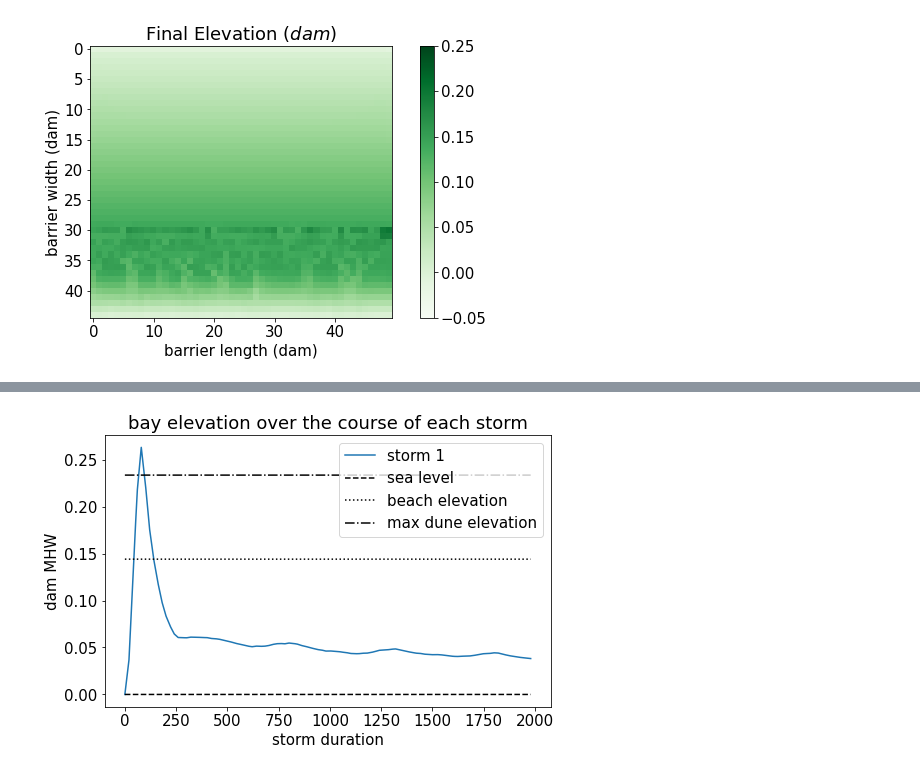
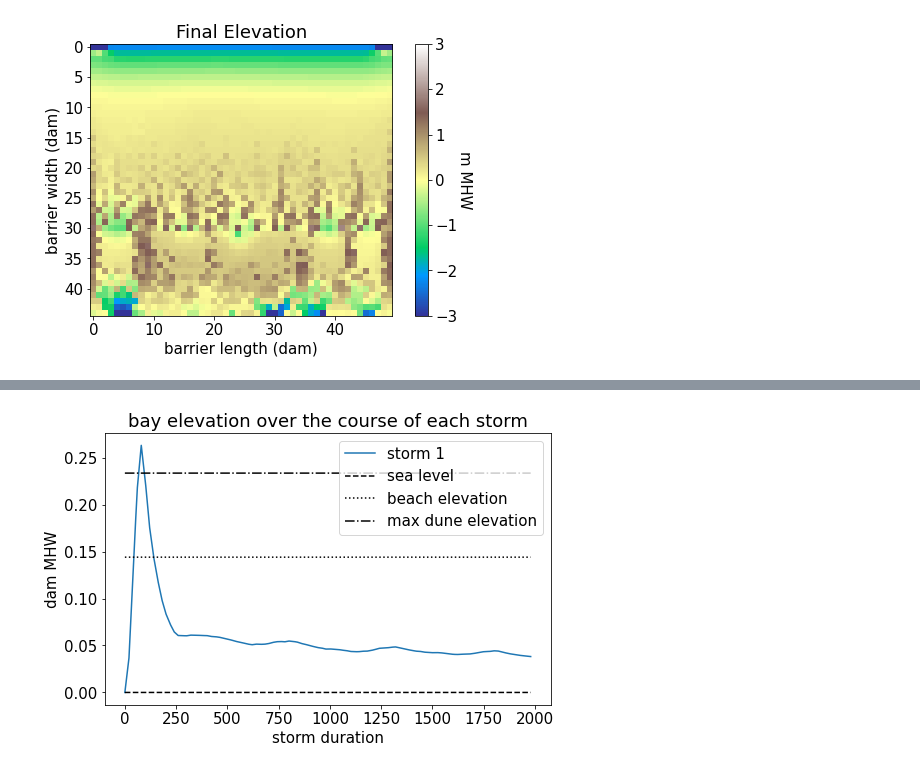
Before and after one commit to UNC-CECL/Barrier3D, a Jupyter notebook: notebooks/full_hydro_fudge_factor.ipynb, the cells around one changed output, grey strips where cells are left out. Saved outputs shown, nothing was run; the diff lists cells and outputs as text; code cells hidden in the pictures.

```diff
--- a/notebooks/full_hydro_fudge_factor.ipynb
+++ b/notebooks/full_hydro_fudge_factor.ipynb
@@ -33,14 +480,14 @@ b3d.update()
 b3d.update_dune_domain()
 
 path = "C:/Users/Lexi/Documents/Research/Outwasher/Output/edgesedited_bay220limited/discharge_comp/"
-runID = "no_dune_erosion_FF1_fullhydro_Kie-3_substep2"
+runID = "no_dune_erosion_FF2_fullhydro_Ki2e-3_substep2_TEST"
 newpath = path + runID + "/"
 # storm series is year the storm occured, the bay elevation for every time step, and the duration of the storm
 storm_series = [1, sound_data, len(sound_data)]
 
-outwash = Outwasher(b3d, runID, path, substep=2, Cx=10, Ki=7.5E-3,)
-discharge, elev_change, domain, qs_lost, slopes2, dictionary, qs2, storm_data, sedout, sedin, domain_array, OW_TS \
-    = outwash.update(storm_series, b3d, fudge_fac=1)
+outwash = Outwasher(b3d, runID, path, substep=2, Cx=10, Ki=2E-3,)
+discharge, elev_change, ts_domain, qs_lost, slopes2, dictionary, qs2, storm_data, sedout, sedin, domain_array, OW_TS, dis_comp_array \
+= outwash.update(storm_series, b3d, fudge_fac=2)
 # %% [output]
 0
 1
@@ -206,14 +689,14 @@ b3d.update()
 b3d.update_dune_domain()
 
 path = "C:/Users/Lexi/Documents/Research/Outwasher/Output/edgesedited_bay220limited/discharge_comp/"
-runID = "no_dune_erosion_FF1_fullhydro_Kie-3_substep20"
+runID = "no_dune_erosion_FF2_fullhydro_Ki2e-3_substep20_TEST"
 newpath = path + runID + "/"
 # storm series is year the storm occured, the bay elevation for every time step, and the duration of the storm
 storm_series = [1, sound_data, len(sound_data)]
 
-outwash = Outwasher(b3d, runID, path, substep=20, Cx=10, Ki=7.5E-3,)
-discharge, elev_change, domain, qs_lost, slopes2, dictionary, qs2, storm_data, sedout, sedin, domain_array, OW_TS \
-    = outwash.update(storm_series, b3d, fudge_fac=1)
+outwash = Outwasher(b3d, runID, path, substep=20, Cx=10, Ki=2E-3,)
+discharge, elev_change, ts_domain, qs_lost, slopes2, dictionary, qs2, storm_data, sedout, sedin, domain_array, OW_TS, dis_comp_array \
+= outwash.update(storm_series, b3d, fudge_fac=2)
 # %% [output]
 0
 1
@@ -235,8 +724,9 @@ The total sediment volume lost was 7.392 dam^3
 # %%
+plt.rcParams.update({"font.size": 15})
 initial_domain = domain_array[0]
 final_domain = domain_array[1]
 
-plt.rcParams['figure.figsize'] = (10,5)
+plt.rcParams['figure.figsize'] = (8,5)
 
 ### ELEVATION PLOTS-------------------------------------------------------------------------------------------------------------
 # plotting initial domain
@@ -244,12 +734,13 @@ fig1 = plt.figure()
 ax1 = fig1.add_subplot(111)
 # fig1, (ax1, ax3) = plt.subplots(1, 2, sharey=True)
 mat = ax1.matshow(
-    initial_domain,
-    cmap="Greens",
-    vmin=-0.05, vmax=0.25,
+    initial_domain*10,
+    cmap="terrain",
+    vmin=-3.0, vmax=3.0,
 )
-fig1.colorbar(mat)
-ax1.set_title("Initial Elevation $(dam)$")
+cbar = fig1.colorbar(mat)
+cbar.set_label('m MHW', rotation=270, labelpad=15)
+ax1.set_title("Initial Elevation")
 ax1.set_ylabel("barrier width (dam)")
 ax1.set_xlabel("barrier length (dam)")
 plt.gca().xaxis.tick_bottom()
@@ -259,16 +750,18 @@ fig1.savefig(newpath + "0_domain", facecolor='w')
 fig2 = plt.figure()
 ax2 = fig2.add_subplot(111)
 mat2 = ax2.matshow(
-    final_domain[:, :],
-    cmap="Greens",
-    vmin=-0.05, vmax=0.25,
+    final_domain[:, :]*10,
+    cmap="terrain",
+    vmin=-3.0, vmax=3.0,
 )
 ax2.set_xlabel('barrier length (dam)')
 ax2.set_ylabel('barrier width (dam)')
 # ax2.set_title("Elevation after storm {0} $(dam)$".format(n + 1))
-ax2.set_title("Final Elevation $(dam)$")
+ax2.set_title("Final Elevation")
 plt.gca().xaxis.tick_bottom()
-fig2.colorbar(mat2)
+cbar = fig2.colorbar(mat2)
+cbar.set_label('m MHW', rotation=270, labelpad=15)
+# fig2.colorbar(mat2, label="m MHW", rotation=45)
 fig2.savefig(newpath + "final_domain", facecolor='w')
 
 # plotting domain elevation change
@@ -276,16 +769,18 @@ domain_change = final_domain - initial_domain
 fig3 = plt.figure()
 ax3 = fig3.add_subplot(111)
 mat3 = ax3.matshow(
-    domain_change,
+    domain_change*10,
     # origin="upper",
     cmap="seismic",
-    vmin=-0.15, vmax=0.15,
+    vmin=-2, vmax=2,
 )
 ax3.set_xlabel('barrier length (dam)')
 ax3.set_ylabel('barrier width (dam)')
 ax3.set_title("Elevation Change")
 plt.gca().xaxis.tick_bottom()
-fig3.colorbar(mat3)
+cbar = fig3.colorbar(mat3)
+cbar.set_label('m MHW', rotation=270, labelpad=15)
+# fig3.colorbar(mat3, label="m MHW", rotation=45)
 fig3.savefig(newpath + "elev_change_domain", facecolor='w')
 
 plt.rcParams['figure.figsize'] = (7,5)
@@ -312,7 +807,7 @@ ax4.set_ylabel("average alongshore elevation (dam)")
 # ax4.set_title("Cross shore elevation profile for col 21\n "
 #               "beachface slope = {0}, back barrier slope = {1}".format(round(m_beachface, 3), round(Si, 3)))
 ax4.set_title("Average cross shore elevation profile\n "
-              "beachface slope = {0}, back barrier slope = {1}".format(round(m_beach, 3),
+              "beachface slope = {0}, back barrier slope = {1}".format(round(outwash._m_beachface, 3),
                                                                        round(outwash._Si, 3)))
 ax4.legend()
 plt.show()
@@ -345,17 +840,27 @@ for n in range(numstorm):
     fig5.savefig(newpath + "hydrograph", facecolor='w')
     plt.close()
 
-### GIFS------------------------------------------------------------------------------------------------------------------------
-
-start = OW_TS[0]
-stop = OW_TS[-1]
-dir = newpath
-plot_ElevAnimation(elev_change, dir, start, stop)
-plot_DischargeAnimation(discharge, dir, start, stop)
-plot_SlopeAnimation(slopes2, dir, start, stop)
-# plot_Qs2Animation(qs2, dir, TMAX)
-plot_SedOutAnimation(sedout, dir, start, stop)
-plot_SedInAnimation(sedin, dir, start, stop)
-# time_step = [0]
-# plot_ModelTransects(b3d, time_step)
+# plotting min, max, avg dune elevations through time
+min_dune = np.zeros(len(storm_series[1]))
+max_dune = np.zeros(len(storm_series[1]))
+mean_dune = np.zeros(len(storm_series[1]))
+int_width = np.shape(outwash._interior_domain)[0]
+print(int_width)
+for t in range(len(storm_series[1])):
+    min_dune[t] = np.min(ts_domain[t, int_width, :])
+    max_dune[t] = np.max(ts_domain[t, int_width, :])
+    mean_dune[t] = np.mean(ts_domain[t, int_width, :])
+fig7 = plt.figure()
+ax7 = fig7.add_subplot(111)
+ax7.plot(x, storm_series[1], label="hydrograph")
+ax7.plot(x, min_dune, label="min")
+ax7.plot(x, max_dune, label="max")
+ax7.plot(x, mean_dune, label="mean")
+ax7.plot(x, beach_elev_line, 'k', linestyle='dotted', label='berm elevation')
+ax7.set_xlabel("storm duration")
+ax7.set_ylabel("elevation (dam MHW)")
+ax7.set_title("dune elevations throughout the storm")
+ax7.legend(loc="lower right")
+plt.show()
+fig7.savefig(newpath + "dunes", facecolor='w')
 # %% [output]
@@ -363 +868 @@ plot_SedInAnimation(sedin, dir, start, stop)
-[figure, old version]
+[figure, new version]
```
Also changed, not shown: parts of 25 cells of this notebook, 4 other files.
